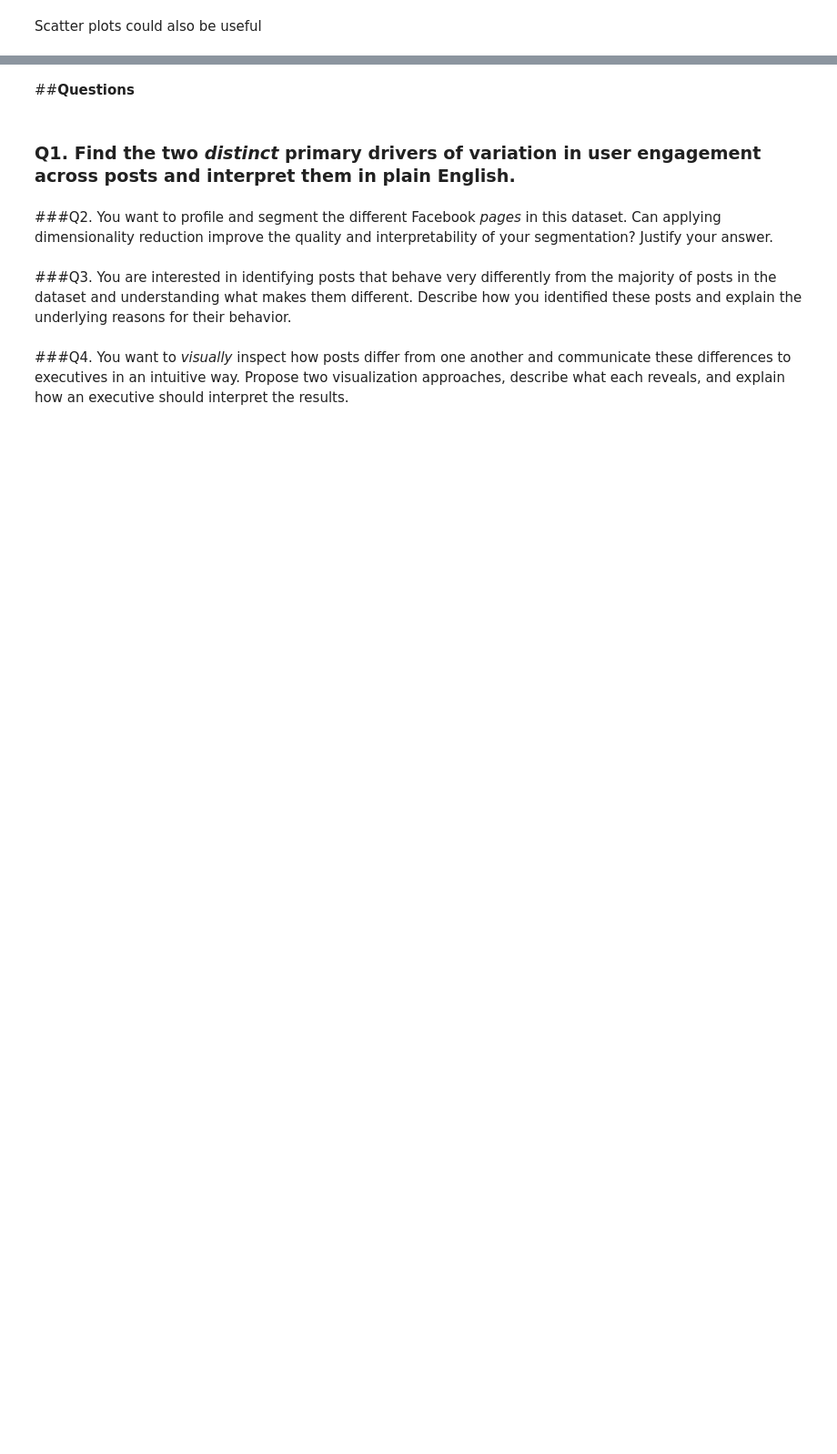
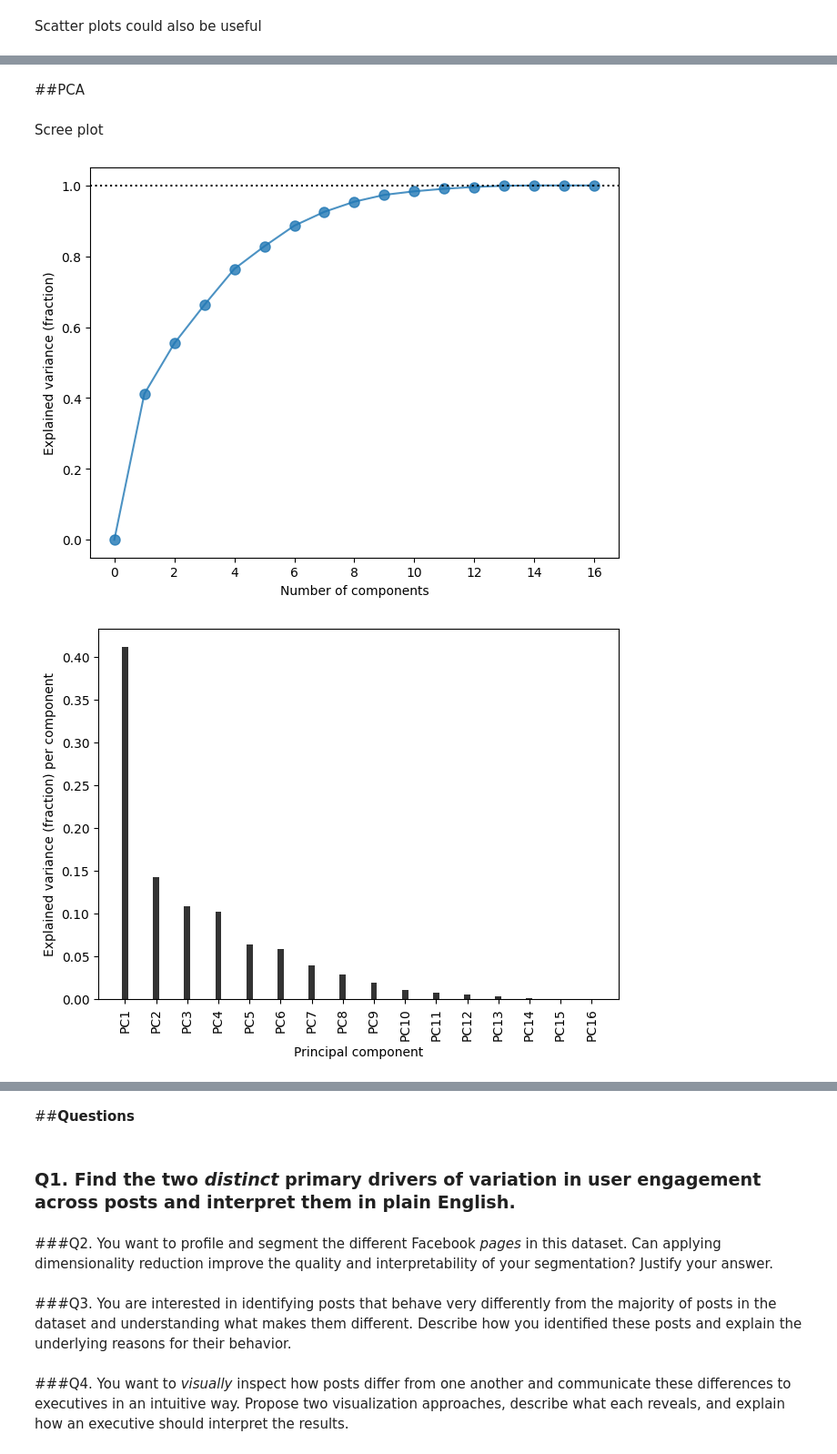
Before and after one commit to elhamod/BA820, a Jupyter notebook: Dimensionality_Reduction/Facebook_Metrics_Analysis_Dimensionality_Reduction.ipynb, the cells around one changed output, grey strips where cells are left out. Shown at 91% size. Drawn from its saved outputs; the diff is of its cells as text; code cells hidden in the pictures; blank space fills up the shorter version.

```diff
--- a/Dimensionality_Reduction/Facebook_Metrics_Analysis_Dimensionality_Reduction.ipynb
+++ b/Dimensionality_Reduction/Facebook_Metrics_Analysis_Dimensionality_Reduction.ipynb
@@ -257,3 +261,7 @@ fig = px.scatter(df, x="Page total likes", y="Lifetime Post Total Impressions",
 fig.show()
 # %% [output]
 [interactive output not drawn]
+# %% [markdown]
+##PCA
+# %% [markdown]
+Scree plot
@@ -259,0 +270,27 @@ fig.show()
+# %%
+# perform PCA
+from sklearn.decomposition import PCA
+pca = PCA()
+pca.fit(df_numeric_normalized)
+
+from matplotlib import pyplot as plt
+from psynlig import (
+    pca_explained_variance,
+    pca_explained_variance_bar,
+)
+
+_, ax = pca_explained_variance(pca,  marker='o', markersize=8, alpha=0.8)
+
+plt.show()
+
+pca_explained_variance_bar(
+    pca,
+    width=0.2,
+    alpha=0.8,
+    color='black',
+)
+
+plt.show()
+# %% [output]
+[figure, added]
+[figure, added]
```
Also changed, not shown: parts of 9 cells of this notebook.
